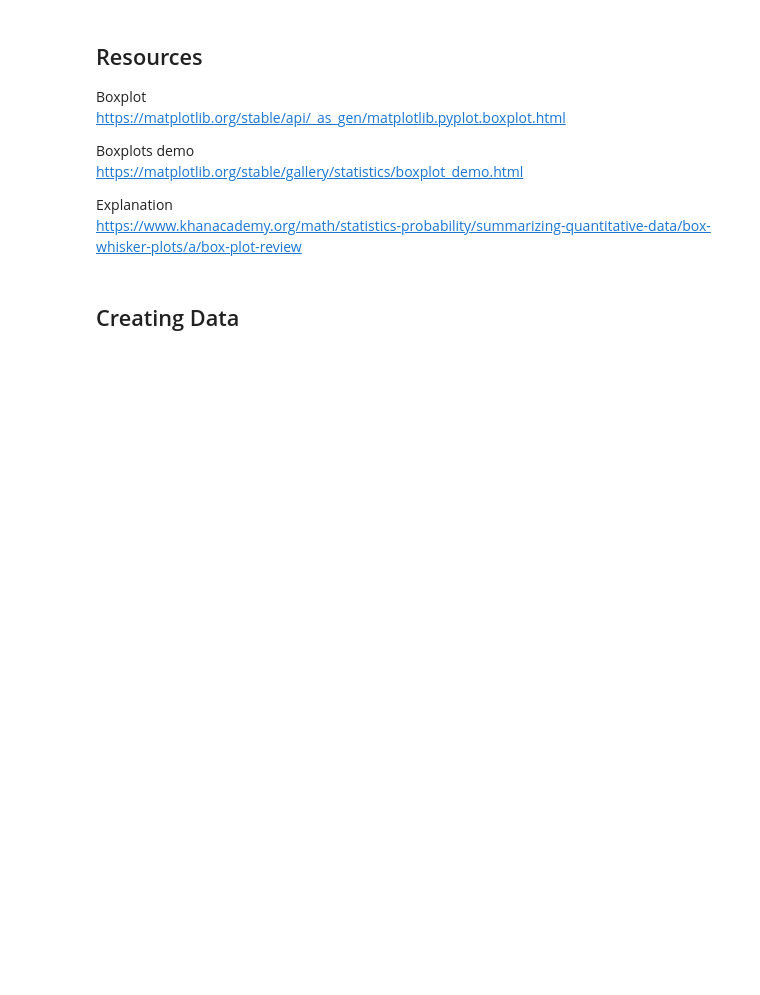
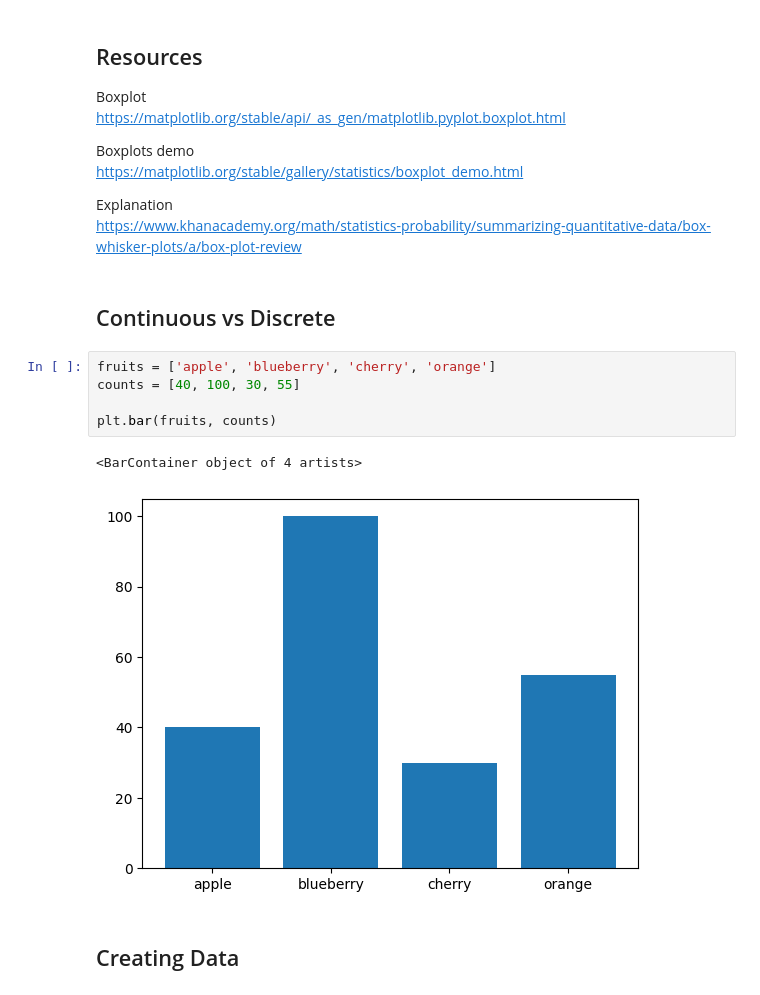
Before and after one commit to ianmcloughlin/principles_of_data_analytics, a Jupyter notebook: materials/boxplots.ipynb, the cells around one changed output. Cells and saved outputs as stored; diff of their text form; blank space fills up the shorter version.

```diff
--- a/materials/boxplots.ipynb
+++ b/materials/boxplots.ipynb
@@ -17,6 +17,16 @@ https://matplotlib.org/stable/gallery/statistics/boxplot_demo.html
 
 Explanation
 https://www.khanacademy.org/math/statistics-probability/summarizing-quantitative-data/box-whisker-plots/a/box-plot-review
+# %% [markdown]
+## Continuous vs Discrete
+# %%
+fruits = ['apple', 'blueberry', 'cherry', 'orange']
+counts = [40, 100, 30, 55]
+
+plt.bar(fruits, counts)
+# %% [output]
+<BarContainer object of 4 artists>
+[figure, added]
 # %% [markdown]
 ## Creating Data
 # %% [markdown]
```
Also changed, not shown: parts of 20 cells of this notebook.
